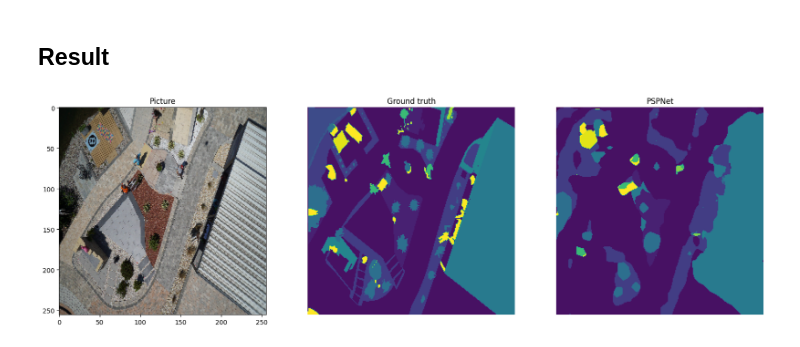
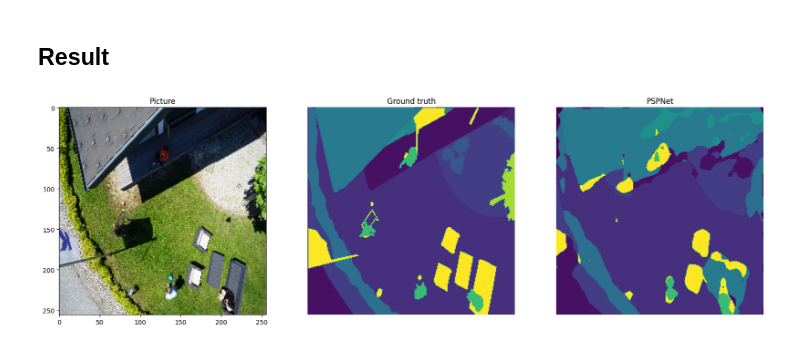
Before and after one commit to jagerbob/pspnet-semantic-segmentation, a Jupyter notebook: 01_pspnet_drone.ipynb, the cells around one changed output. Drawn from its saved outputs; the diff is of its cells as text; code cells hidden in the pictures.

```diff
--- a/01_pspnet_drone.ipynb
+++ b/01_pspnet_drone.ipynb
@@ -191,3 +199,3 @@ def fit(epochs, model, train_loader, val_loader, criterion, optimizer):
 # %%
-fit(10, model, train_loader, val_loader, criterion, optimizer)
+train_loss, val_loss = fit(10, model, train_loader, val_loader, criterion, optimizer)
 # %% [output]
@@ -207,24 +229,24 @@ def predict_image_mask(model, image):
     image = image.to(device)
     with torch.no_grad():
         image = image.unsqueeze(0)
-        output = model(image)
+        output, _ = model(image)
         masked = torch.argmax(output, dim=1)
         masked = masked.cpu().squeeze(0)
     return masked
 # %%
-image, mask = test_set[17]
+image, mask = test_set[57]
 pred_mask = predict_image_mask(model, image)
 
 fig, (ax1, ax2, ax3) = plt.subplots(1,3, figsize=(20,10))
 ax1.imshow(T.ToPILImage()(image))
 ax1.set_title('Picture')
 
 ax2.imshow(mask)
 ax2.set_title('Ground truth')
 ax2.set_axis_off()
 
 ax3.imshow(pred_mask)
 ax3.set_title('PSPNet')
 ax3.set_axis_off()
 # %% [output]
-[figure, old version]
+[figure, new version]
```
Also changed, not shown: parts of 4 cells of this notebook.
